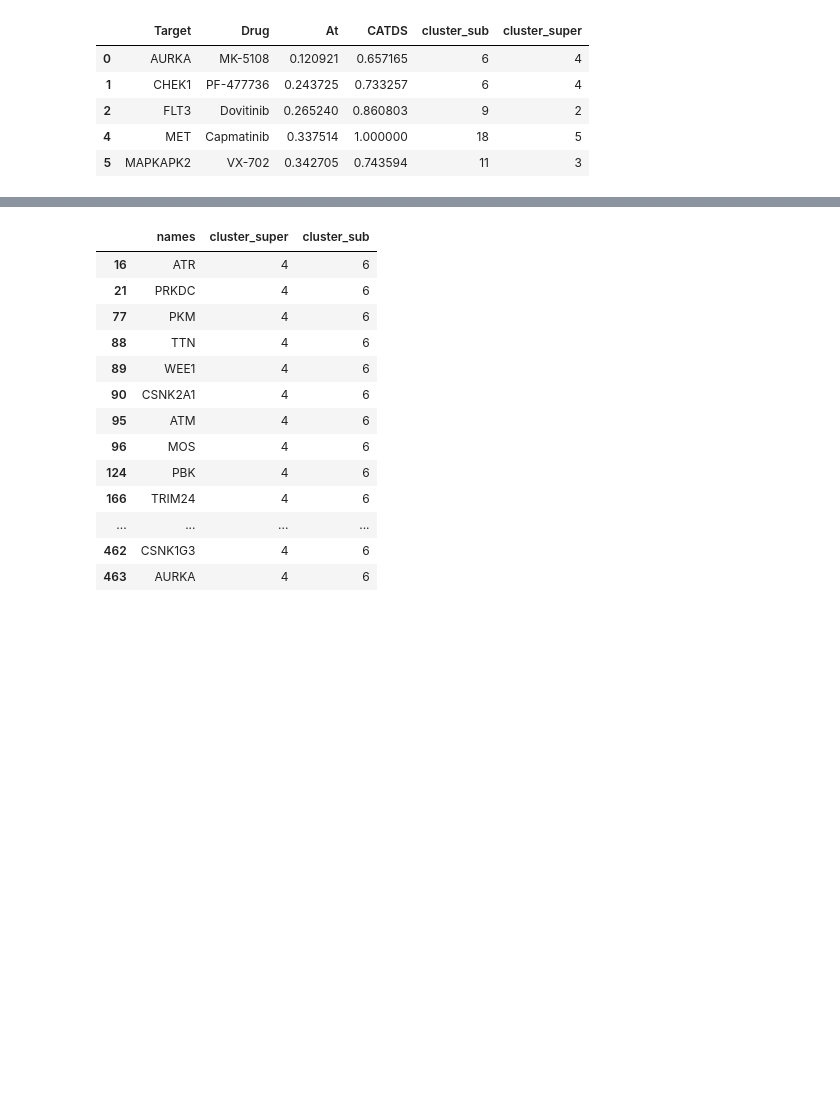
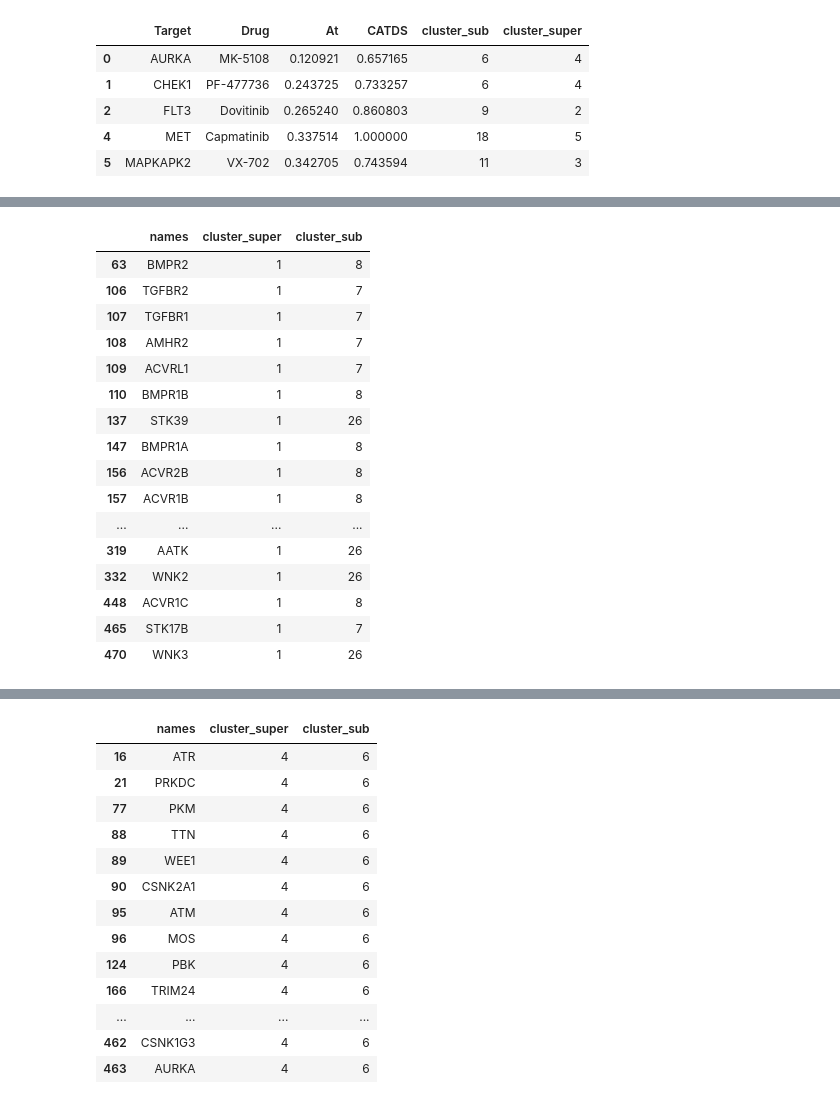
Before and after one commit to gomezlab/kinotypeClusteringAndRegression, a Jupyter notebook: viz/hiveplot/hiveplot_custom.ipynb, the cells around one changed output, grey strips where cells are left out. Drawn from its saved outputs; the diff is of its cells as text; code cells hidden in the pictures; blank space fills up the shorter version.

```diff
--- a/viz/hiveplot/hiveplot_custom.ipynb
+++ b/viz/hiveplot/hiveplot_custom.ipynb
@@ -258,0 +294,20 @@ louv[louv.cluster_sub==7]
+# %%
+louv[louv.cluster_super==1]
+# %% [output]
+|  | names | cluster_super | cluster_sub |
+| 63 | BMPR2 | 1 | 8 |
+| 106 | TGFBR2 | 1 | 7 |
+| 107 | TGFBR1 | 1 | 7 |
+| 108 | AMHR2 | 1 | 7 |
+| 109 | ACVRL1 | 1 | 7 |
+| 110 | BMPR1B | 1 | 8 |
+| 137 | STK39 | 1 | 26 |
+| 147 | BMPR1A | 1 | 8 |
+| 156 | ACVR2B | 1 | 8 |
+| 157 | ACVR1B | 1 | 8 |
+| ... | ... | ... | ... |
+| 319 | AATK | 1 | 26 |
+| 332 | WNK2 | 1 | 26 |
+| 448 | ACVR1C | 1 | 8 |
+| 465 | STK17B | 1 | 7 |
+| 470 | WNK3 | 1 | 26 |
```
Also changed, not shown: parts of 19 cells of this notebook.
